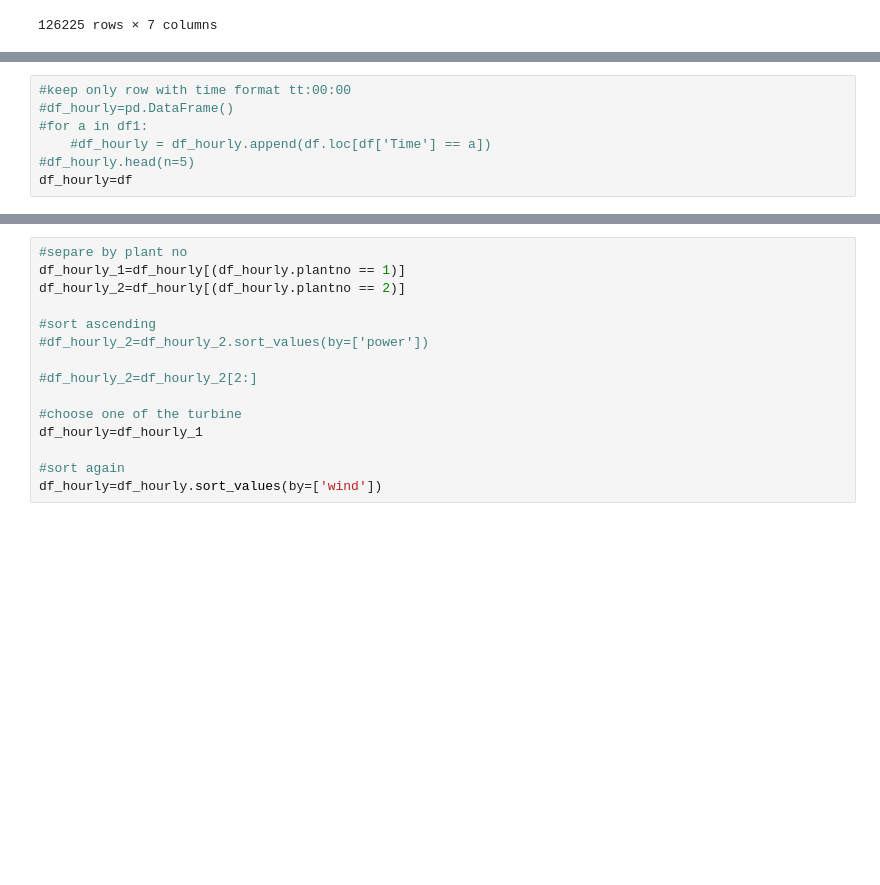
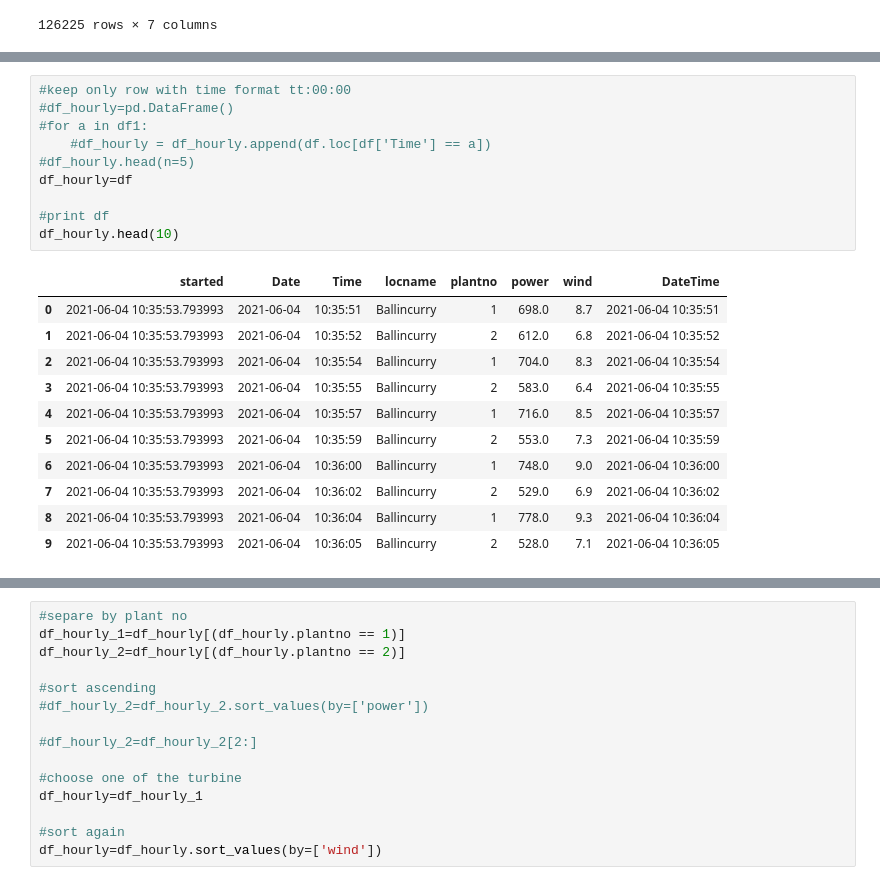
Before and after one commit to iuliaanton/Power_ME-Turbine, a Jupyter notebook: Iulia_OPC_Data.ipynb, the cells around one changed output, grey strips where cells are left out. Saved outputs shown, nothing was run; the diff lists cells and outputs as text; blank space fills up the shorter version.

```diff
--- a/Iulia_OPC_Data.ipynb
+++ b/Iulia_OPC_Data.ipynb
@@ -64,10 +64,25 @@ Index(['00:00:00', '01:00:00', '02:00:00', '03:00:00', '04:00:00', '05:00:00',
 # %%
 #keep only row with time format tt:00:00
 #df_hourly=pd.DataFrame()
 #for a in df1:
     #df_hourly = df_hourly.append(df.loc[df['Time'] == a])
 #df_hourly.head(n=5)
 df_hourly=df
+
+#print df
+df_hourly.head(10)
+# %% [output]
+|  | started | Date | Time | locname | plantno | power | wind | DateTime |
+| 0 | 2021-06-04 10:35:53.793993 | 2021-06-04 | 10:35:51 | Ballincurry | 1 | 698.0 | 8.7 | 2021-06-04 10:35:51 |
+| 1 | 2021-06-04 10:35:53.793993 | 2021-06-04 | 10:35:52 | Ballincurry | 2 | 612.0 | 6.8 | 2021-06-04 10:35:52 |
+| 2 | 2021-06-04 10:35:53.793993 | 2021-06-04 | 10:35:54 | Ballincurry | 1 | 704.0 | 8.3 | 2021-06-04 10:35:54 |
+| 3 | 2021-06-04 10:35:53.793993 | 2021-06-04 | 10:35:55 | Ballincurry | 2 | 583.0 | 6.4 | 2021-06-04 10:35:55 |
+| 4 | 2021-06-04 10:35:53.793993 | 2021-06-04 | 10:35:57 | Ballincurry | 1 | 716.0 | 8.5 | 2021-06-04 10:35:57 |
+| 5 | 2021-06-04 10:35:53.793993 | 2021-06-04 | 10:35:59 | Ballincurry | 2 | 553.0 | 7.3 | 2021-06-04 10:35:59 |
+| 6 | 2021-06-04 10:35:53.793993 | 2021-06-04 | 10:36:00 | Ballincurry | 1 | 748.0 | 9.0 | 2021-06-04 10:36:00 |
+| 7 | 2021-06-04 10:35:53.793993 | 2021-06-04 | 10:36:02 | Ballincurry | 2 | 529.0 | 6.9 | 2021-06-04 10:36:02 |
+| 8 | 2021-06-04 10:35:53.793993 | 2021-06-04 | 10:36:04 | Ballincurry | 1 | 778.0 | 9.3 | 2021-06-04 10:36:04 |
+| 9 | 2021-06-04 10:35:53.793993 | 2021-06-04 | 10:36:05 | Ballincurry | 2 | 528.0 | 7.1 | 2021-06-04 10:36:05 |
 # %%
 #separe date time columns
 df_hourly["DateTime"] = df_hourly["Date"] + " " + df_hourly["Time"]
```
Also changed, not shown: parts of 8 cells of this notebook, 2 other files.
